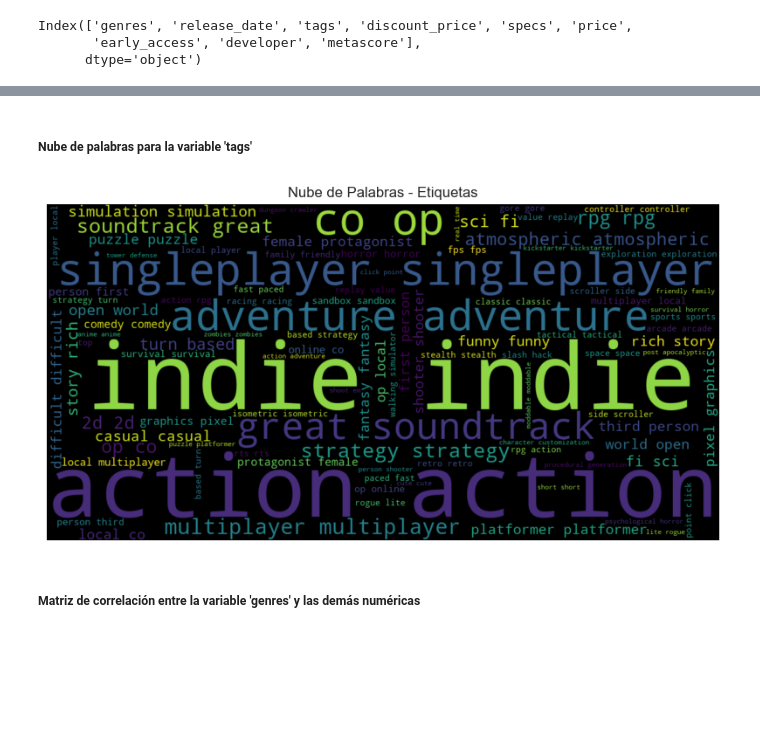
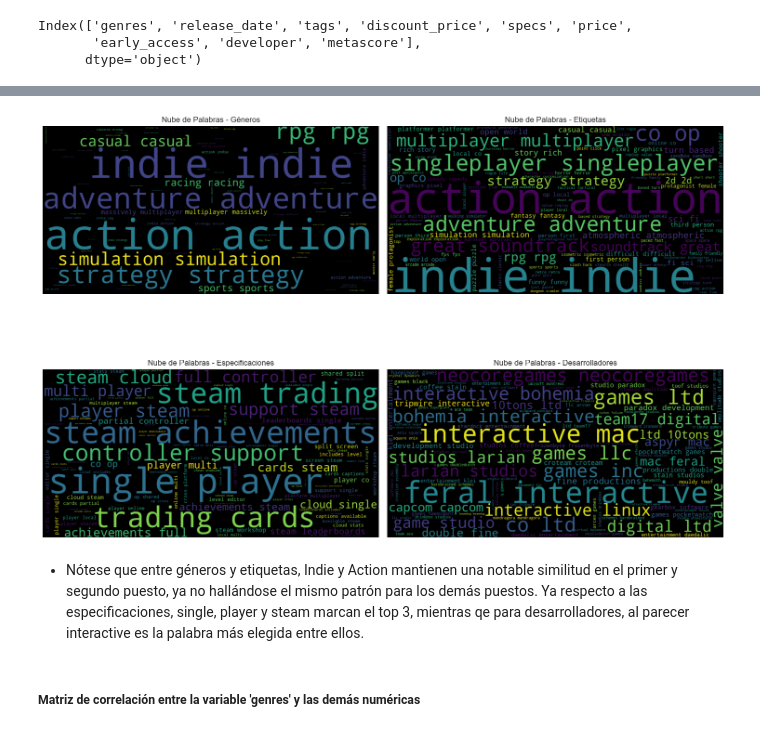
Before and after one commit to OvaR82/ProyectoHenryVenv, a Jupyter notebook: ETL-EDA.ipynb, the cells around one changed output, grey strips where cells are left out. Drawn from its saved outputs; the diff is of its cells as text; code cells hidden in the pictures; blank space fills up the shorter version.

```diff
--- a/ETL-EDA.ipynb
+++ b/ETL-EDA.ipynb
@@ -378,20 +372,47 @@ plt.show()
-# %% [markdown]
-##### Nube de palabras para la variable 'tags'
-# %%
-# Nos aseguramos que la variable 'tags' es tipo de datos string
-steam_eda_reduc['tags'] = steam_eda_reduc['tags'].astype(str)
-# Combinamos todas las etiquetas en un solo texto
-all_tags = ' '.join(steam_eda_reduc['tags']).lower()
-# Creamos el objeto WordCloud con las configuraciones deseadas
-wordcloud = WordCloud(width=1200, height=600, background_color='black', colormap='viridis', max_words=100).generate(all_tags)
-# Visualizamos el gráfico de nubes de palabras
-plt.figure(figsize=(10, 5))
-plt.imshow(wordcloud, interpolation='bilinear')
-plt.axis('off')
-plt.title('Nube de Palabras - Etiquetas')
-plt.show()
-# %% [output]
-[figure, removed]
+# %%
+# Creamos los objetos WordCloud para las variables 'genres', 'tags', 'specs' y 'developer'
+steam_eda_reduc['genres'] = steam_eda_reduc['genres'].astype(str)
+all_genres = ','.join(steam_eda_reduc['genres']).lower()
+wordcloud_genres = WordCloud(width=1200, height=600, background_color='black', colormap='viridis', max_words=100).generate(all_genres)
+steam_eda_reduc['tags'] = steam_eda_reduc['tags'].astype(str)
+all_tags = ','.join(steam_eda_reduc['tags']).lower()
+wordcloud_tags = WordCloud(width=1200, height=600, background_color='black', colormap='viridis', max_words=100).generate(all_tags)
+steam_eda_reduc['specs'] = steam_eda_reduc['specs'].astype(str)
+all_specs = ','.join(steam_eda_reduc['specs']).lower()
+wordcloud_specs = WordCloud(width=1200, height=600, background_color='black', colormap='viridis', max_words=100).generate(all_specs)
+steam_eda_reduc['developer'] = steam_eda_reduc['developer'].astype(str)
+all_developers = ','.join(steam_eda_reduc['developer']).lower()
+wordcloud_developers = WordCloud(width=1200, height=600, background_color='black', colormap='viridis', max_words=100).generate(all_developers)
+# Definimos subplots con 2 filas y 2 columnas para las nubes de palabras
+plt.figure(figsize=(15, 12))
+# Subplot 1: Géneros
+plt.subplot(2, 2, 1)
+plt.imshow(wordcloud_genres, interpolation='bilinear')
+plt.axis('off')
+plt.title('Nube de Palabras - Géneros')
+# Subplot 2: Tags
+plt.subplot(2, 2, 2)
+plt.imshow(wordcloud_tags, interpolation='bilinear')
+plt.axis('off')
+plt.title('Nube de Palabras - Etiquetas')
+# Subplot 3: Specs
+plt.subplot(2, 2, 3)
+plt.imshow(wordcloud_specs, interpolation='bilinear')
+plt.axis('off')
+plt.title('Nube de Palabras - Especificaciones')
+# Subplot 4: Developers
+plt.subplot(2, 2, 4)
+plt.imshow(wordcloud_developers, interpolation='bilinear')
+plt.axis('off')
+plt.title('Nube de Palabras - Desarrolladores')
+# Ajustamos los subplots para evitar superposición de etiquetas
+plt.tight_layout()
+# Mostramos el gráfico
+plt.show()
+# %% [output]
+[figure, added]
+# %% [markdown]
+* Nótese que entre géneros y etiquetas, Indie y Action mantienen una notable similitud en el primer y segundo puesto, ya no hallándose el mismo patrón para los demás puestos. Ya respecto a las especificaciones, single, player y steam marcan el top 3, mientras qe para desarrolladores, al parecer interactive es la palabra más elegida entre ellos.
 # %% [markdown]
 ##### Matriz de correlación entre la variable 'genres' y las demás numéricas
 # %%
```
Also changed, not shown: parts of 23 cells of this notebook.
